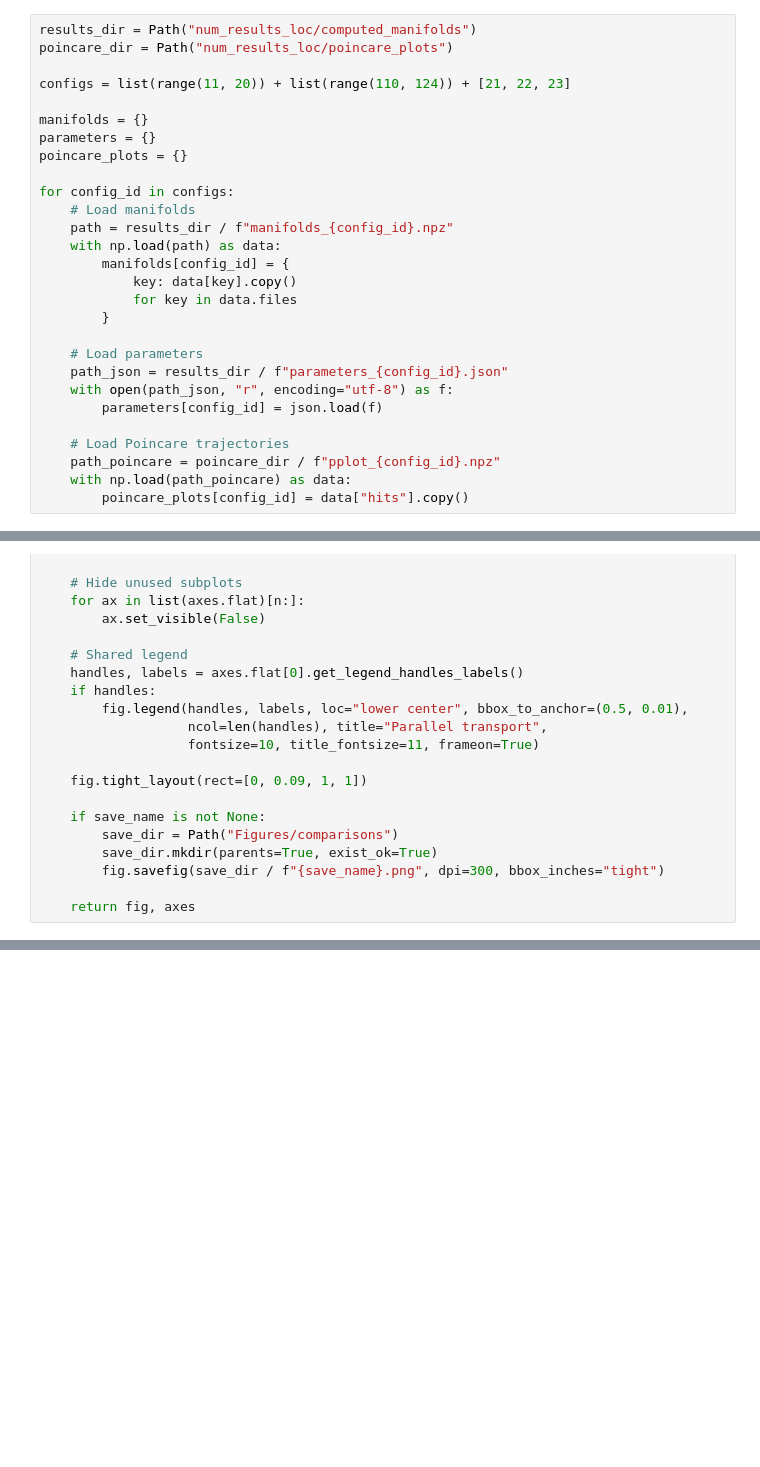
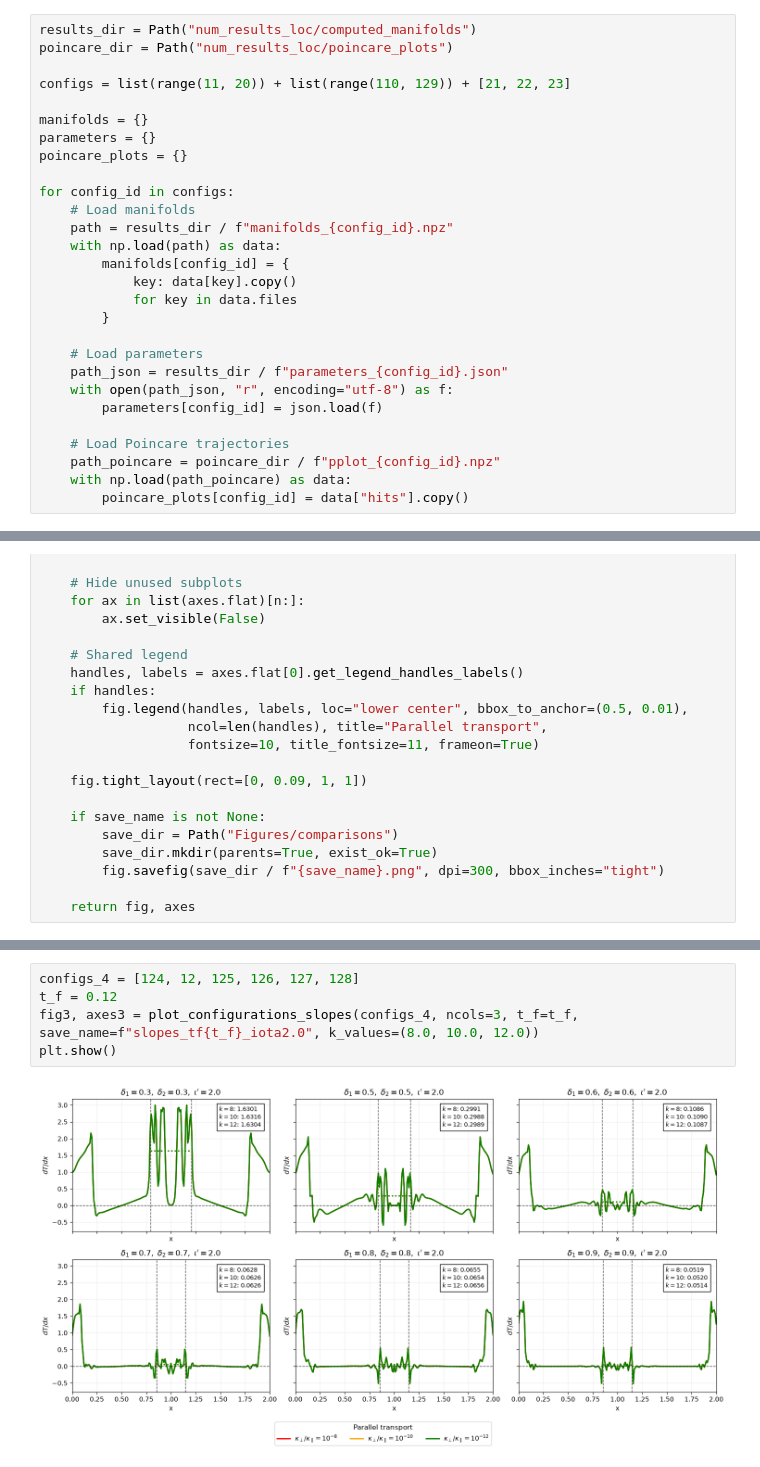
Before and after one commit to mireiaraventos/SdS, a Jupyter notebook: local/Plot_slopes_T.ipynb, the cells around one changed output, grey strips where cells are left out. Drawn from its saved outputs; the diff is of its cells as text; blank space fills up the shorter version.

```diff
--- a/local/Plot_slopes_T.ipynb
+++ b/local/Plot_slopes_T.ipynb
@@ -11,7 +11,7 @@ import h5py
 results_dir = Path("num_results_loc/computed_manifolds")
 poincare_dir = Path("num_results_loc/poincare_plots")
 
-configs = list(range(11, 20)) + list(range(110, 124)) + [21, 22, 23]
+configs = list(range(11, 20)) + list(range(110, 129)) + [21, 22, 23]
 
 manifolds = {}
 parameters = {}
@@ -176,0 +212,7 @@ plt.show()
+# %%
+configs_4 = [124, 12, 125, 126, 127, 128]
+t_f = 0.12
+fig3, axes3 = plot_configurations_slopes(configs_4, ncols=3, t_f=t_f, save_name=f"slopes_tf{t_f}_iota2.0", k_values=(8.0, 10.0, 12.0))
+plt.show()
+# %% [output]
+[figure, added]
```
Also changed, not shown: parts of 5 cells of this notebook, 10 other files.
